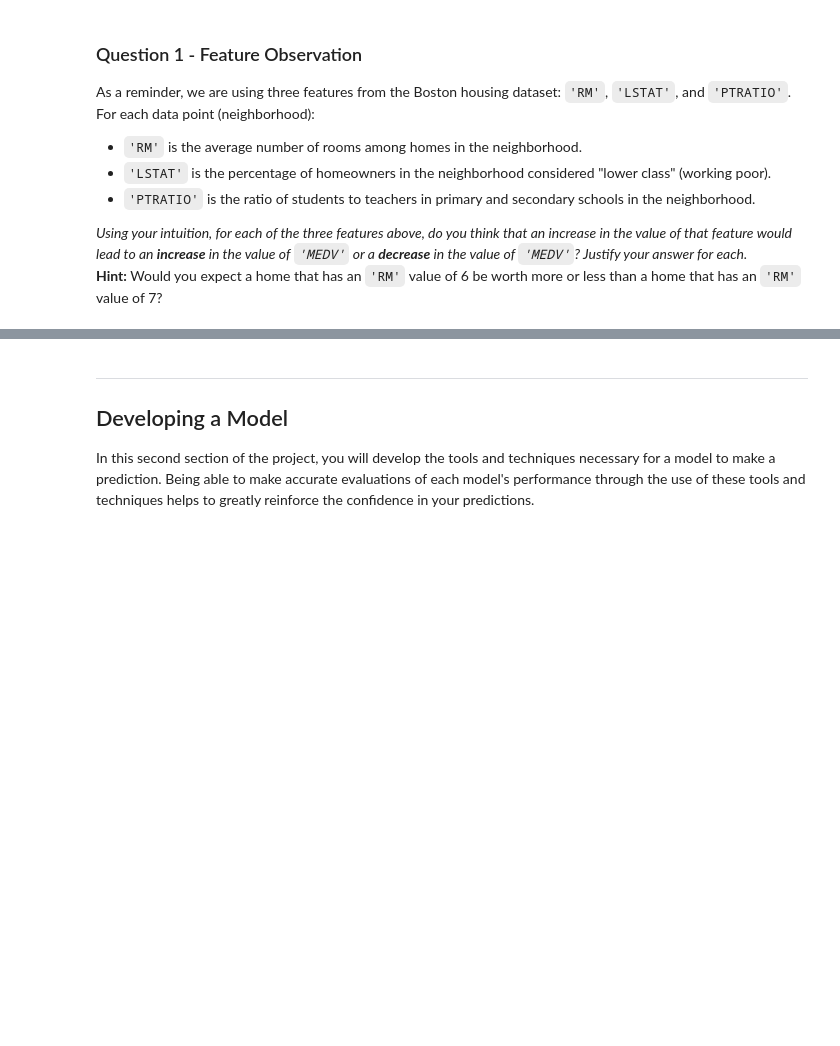
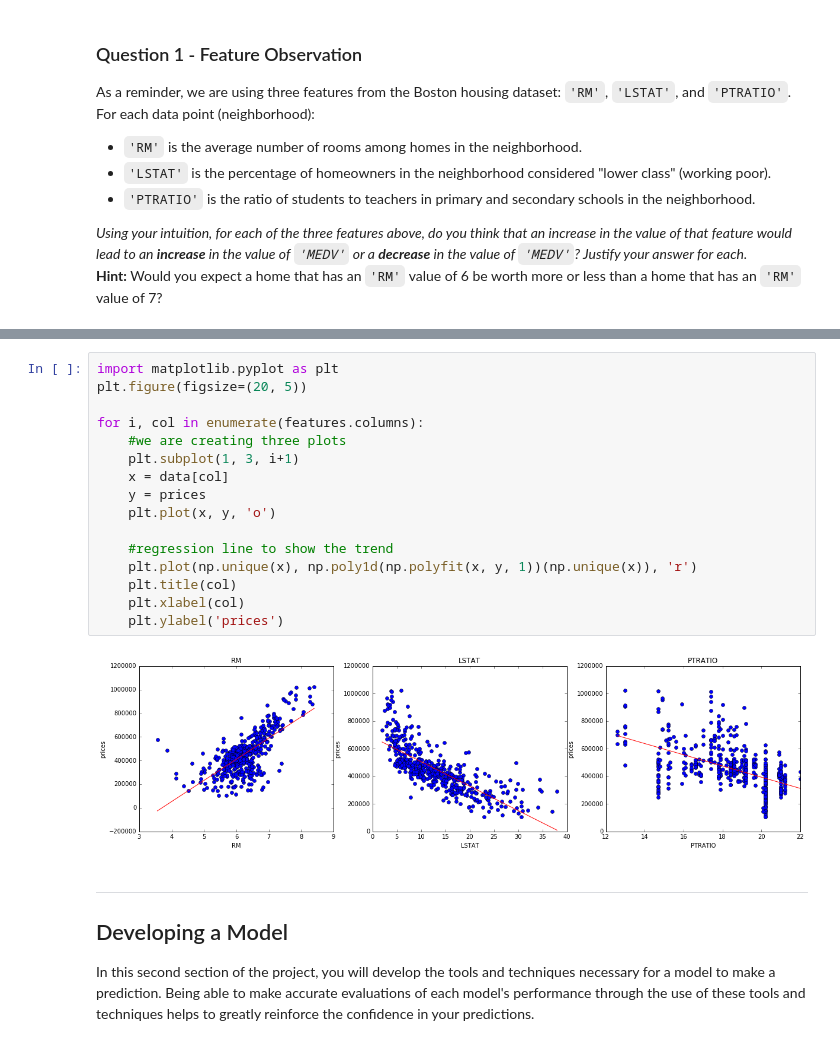
Before and after one commit to upadhyayvijay/machineLearningND, a Jupyter notebook: boston_housing/boston_housing.ipynb, the cells around one changed output, grey strips where cells are left out. Drawn from its saved outputs; the diff is of its cells as text; blank space fills up the shorter version.

```diff
--- a/boston_housing/boston_housing.ipynb
+++ b/boston_housing/boston_housing.ipynb
@@ -114,3 +134,21 @@ Increase in the value of 'PTRATIO' would lead to a increse in the value of 'MEDV
+# %%
+import matplotlib.pyplot as plt
+plt.figure(figsize=(20, 5))
+
+for i, col in enumerate(features.columns):
+    #we are creating three plots
+    plt.subplot(1, 3, i+1)
+    x = data[col]
+    y = prices
+    plt.plot(x, y, 'o')
+
+    #regression line to show the trend
+    plt.plot(np.unique(x), np.poly1d(np.polyfit(x, y, 1))(np.unique(x)), 'r')
+    plt.title(col)
+    plt.xlabel(col)
+    plt.ylabel('prices')
+# %% [output]
+[figure, added]
 # %% [markdown]
 ----
 
```
Also changed, not shown: parts of 10 cells of this notebook, 1 other file.
